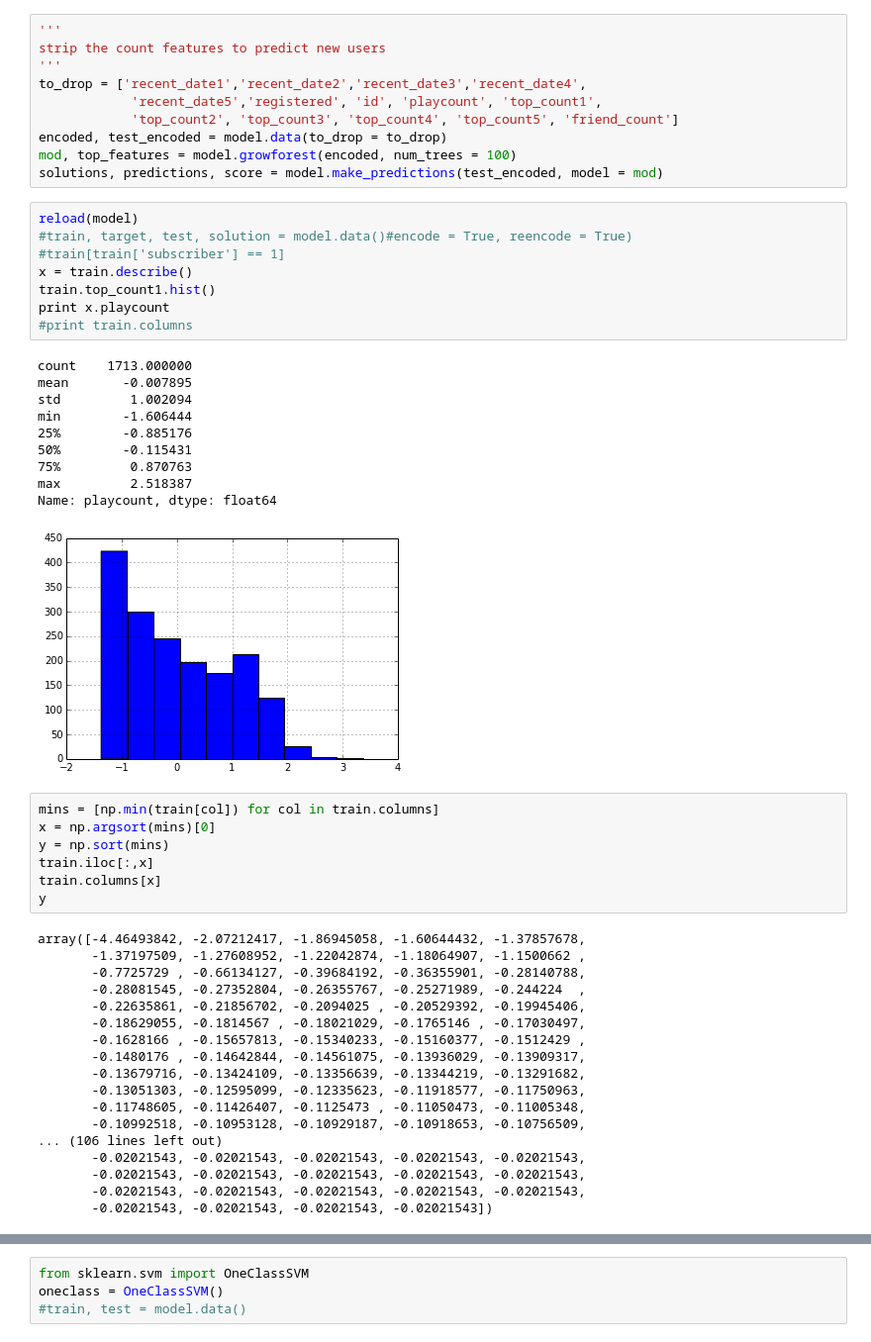
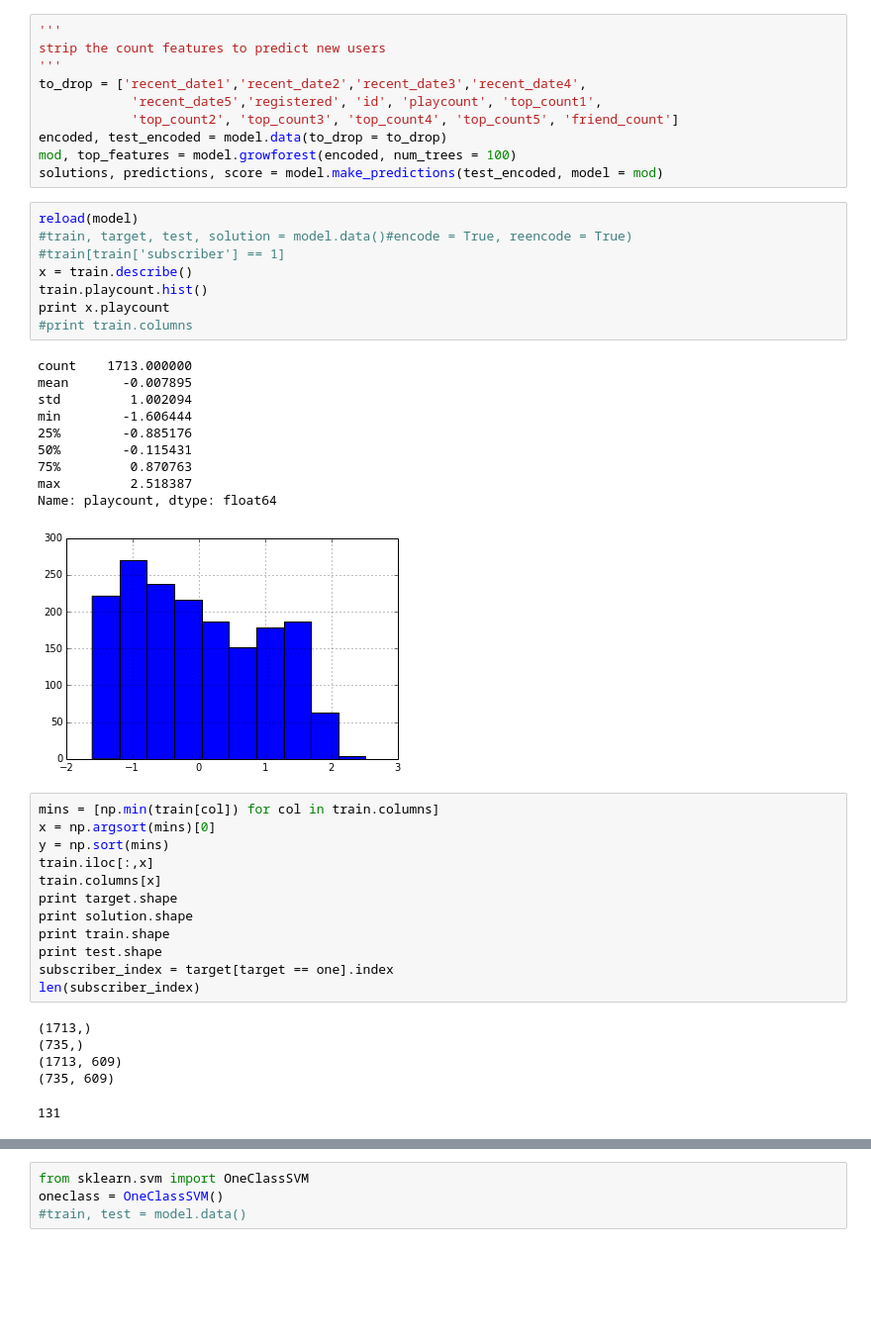
Before and after one commit to paulsef/zipfianpersonalproject, a Jupyter notebook: model_exploration.ipynb, the cells around one changed output, grey strips where cells are left out. Shown at 99% size. Saved outputs shown, nothing was run; the diff lists cells and outputs as text; blank space fills up the shorter version.

```diff
--- a/model_exploration.ipynb
+++ b/model_exploration.ipynb
@@ -69,47 +69,40 @@ solutions, predictions, score = model.make_predictions(test_encoded, model = mod
 # %%
 reload(model)
 #train, target, test, solution = model.data()#encode = True, reencode = True)
 #train[train['subscriber'] == 1]
 x = train.describe()
-train.top_count1.hist()
+train.playcount.hist()
 print x.playcount
 #print train.columns
 # %% [output]
 count    1713.000000
 mean       -0.007895
 std         1.002094
 min        -1.606444
 25%        -0.885176
 50%        -0.115431
 75%         0.870763
 max         2.518387
 Name: playcount, dtype: float64
-[figure, old version]
+[figure, new version]
 # %%
 mins = [np.min(train[col]) for col in train.columns]
 x = np.argsort(mins)[0]
 y = np.sort(mins)
 train.iloc[:,x]
 train.columns[x]
-y
+print target.shape
+print solution.shape
+print train.shape
+print test.shape
+subscriber_index = target[target == one].index
+len(subscriber_index)
 # %% [output]
-array([-4.46493842, -2.07212417, -1.86945058, -1.60644432, -1.37857678,
-       -1.37197509, -1.27608952, -1.22042874, -1.18064907, -1.1500662 ,
-       -0.7725729 , -0.66134127, -0.39684192, -0.36355901, -0.28140788,
-       -0.28081545, -0.27352804, -0.26355767, -0.25271989, -0.244224  ,
-       -0.22635861, -0.21856702, -0.2094025 , -0.20529392, -0.19945406,
-       -0.18629055, -0.1814567 , -0.18021029, -0.1765146 , -0.17030497,
-       -0.1628166 , -0.15657813, -0.15340233, -0.15160377, -0.1512429 ,
-       -0.1480176 , -0.14642844, -0.14561075, -0.13936029, -0.13909317,
-       -0.13679716, -0.13424109, -0.13356639, -0.13344219, -0.13291682,
-       -0.13051303, -0.12595099, -0.12335623, -0.11918577, -0.11750963,
-       -0.11748605, -0.11426407, -0.1125473 , -0.11050473, -0.11005348,
-       -0.10992518, -0.10953128, -0.10929187, -0.10918653, -0.10756509,
-... (106 lines left out)
-       -0.02021543, -0.02021543, -0.02021543, -0.02021543, -0.02021543,
-       -0.02021543, -0.02021543, -0.02021543, -0.02021543, -0.02021543,
-       -0.02021543, -0.02021543, -0.02021543, -0.02021543, -0.02021543,
-       -0.02021543, -0.02021543, -0.02021543, -0.02021543])
+(1713,)
+(735,)
+(1713, 609)
+(735, 609)
+131
 # %%
 '''
 build model on invented class distribution
```
Also changed, not shown: parts of 3 cells of this notebook, 2 other files.
